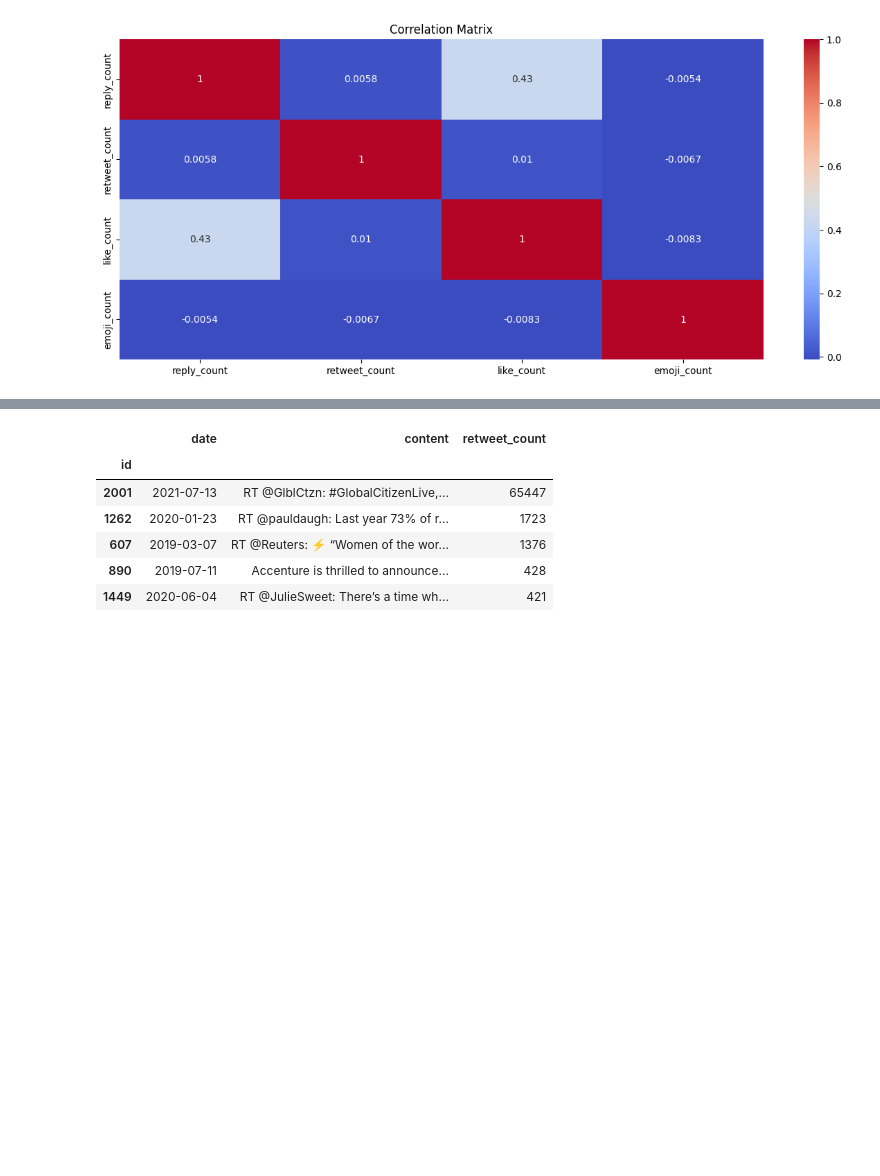
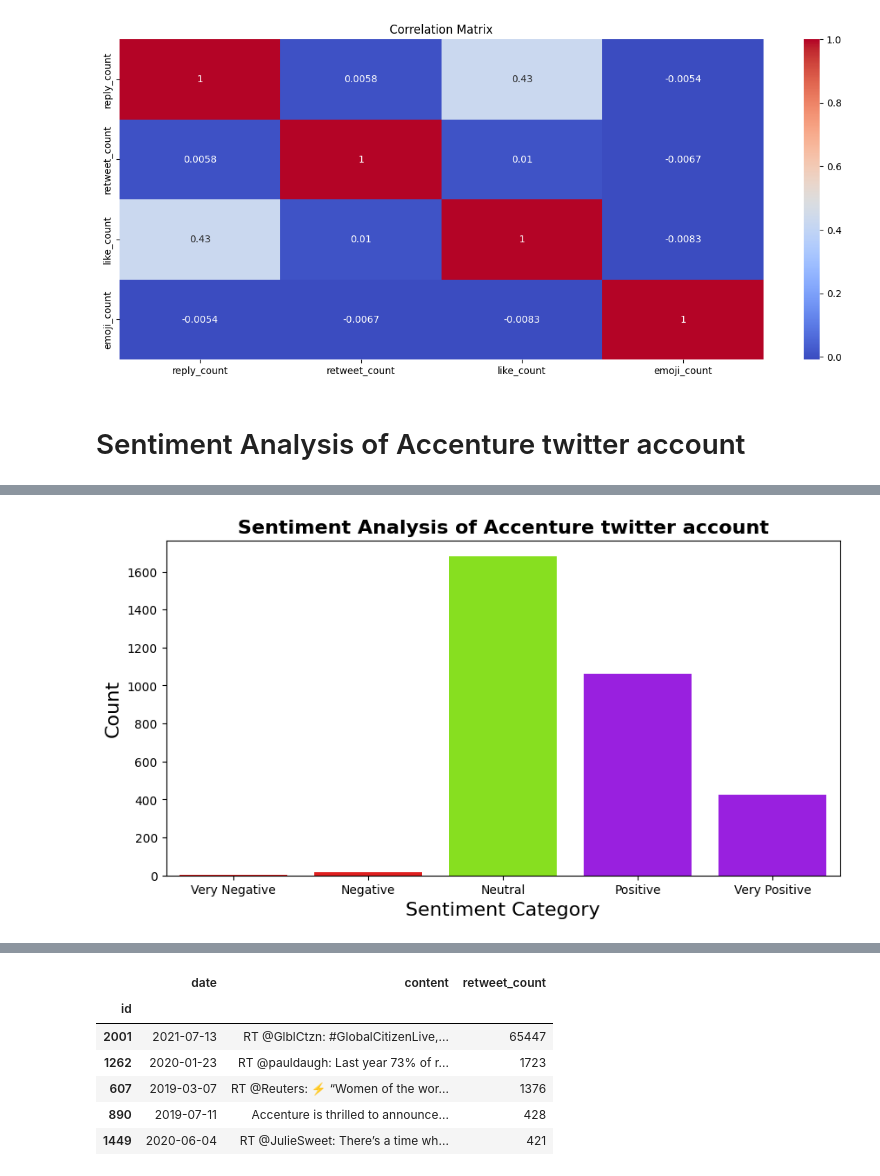
Before and after one commit to gamta-ir-miestas/sgt_final_project, a Jupyter notebook: tweets.ipynb, the cells around one changed output, grey strips where cells are left out. Drawn from its saved outputs; the diff is of its cells as text; code cells hidden in the pictures; blank space fills up the shorter version.

```diff
--- a/tweets.ipynb
+++ b/tweets.ipynb
@@ -441,3 +443,27 @@ plt.savefig('plot_16.png', format='png')
 plt.show()
 # %% [output]
 [figure]
+# %% [markdown]
+# Sentiment Analysis of Accenture twitter account
+# %%
+# Initialize the sentiment analyzer and perform sentiment analysis
+nltk.download('vader_lexicon')
+sentiment = SentimentIntensityAnalyzer()
+tweet_df['sentiment_level'] = tweet_df['content'].apply(lambda x: sentiment.polarity_scores(x)['compound'])
+bins = [-1, -0.8, -0.5, 0.5, 0.8, 1]
+labels = ['Very Negative', 'Negative', 'Neutral', 'Positive', 'Very Positive']
+
+# Categorize the sentiment based on the sentiment score and calculate the count of each sentiment category
+tweet_df['sentiment_category'] = pd.cut(tweet_df['sentiment_level'], bins=bins, labels=labels)
+sentiment_counts = tweet_df['sentiment_category'].value_counts()
+
+
+color_palette = ['#FF0000', '#FF0000', '#8AFF00', '#A100FF', '#A100FF']
+plt.figure(figsize=(10, 5))
+sns.countplot(x='sentiment_category', data=tweet_df, order=labels, palette=color_palette)
+plt.xlabel('Sentiment Category', fontsize=16)
+plt.ylabel('Count', fontsize=16)
+plt.title('Sentiment Analysis of Accenture twitter account', fontsize=16, fontweight='bold')
+plt.savefig('plot_17.png', format='png')
+plt.show()
+# %% [output]
@@ -444 +473,2 @@ plt.show()
+[figure, added]
 # %% [markdown]
```
Also changed, not shown: parts of 12 cells of this notebook, 2 other files.
